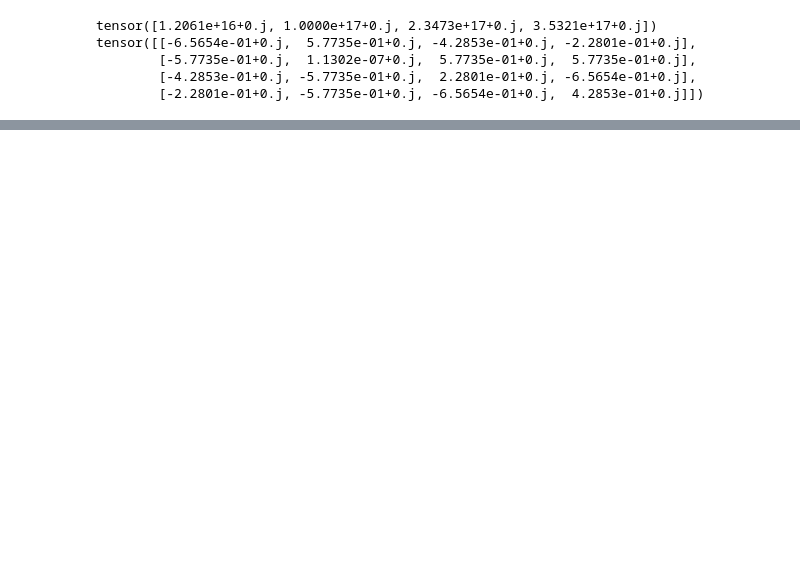
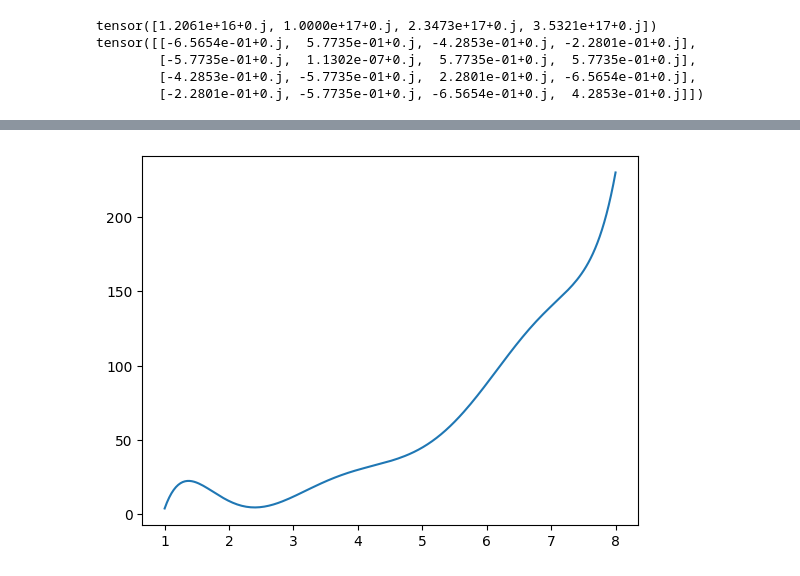
Before and after one commit to rportocarrero/Python, a Jupyter notebook: EarthquakeDynamics/4_story_shear.ipynb, the cells around one changed output, grey strips where cells are left out. Cells and saved outputs as stored; diff of their text form; code cells hidden in the pictures; blank space fills up the shorter version.

```diff
--- a/EarthquakeDynamics/4_story_shear.ipynb
+++ b/EarthquakeDynamics/4_story_shear.ipynb
@@ -69,0 +67,19 @@ Period: 0.07086193561553955s
+# %%
+from scipy.interpolate import make_interp_spline, BSpline
+
+#create data
+x = np.array([1, 2, 3, 4, 5, 6, 7, 8])
+y = np.array([4, 9, 12, 30, 45, 88, 140, 230])
+
+#define x as 200 equally spaced values between the min and max of original x
+xnew = np.linspace(x.min(), x.max(), 200)
+
+#define spline with degree k=7
+spl = make_interp_spline(x, y, k=7)
+y_smooth = spl(xnew)
+
+#create smooth line chart
+plt.plot(xnew, y_smooth)
+plt.show()
+# %% [output]
+[figure, added]
```
Also changed, not shown: parts of 4 cells of this notebook.
